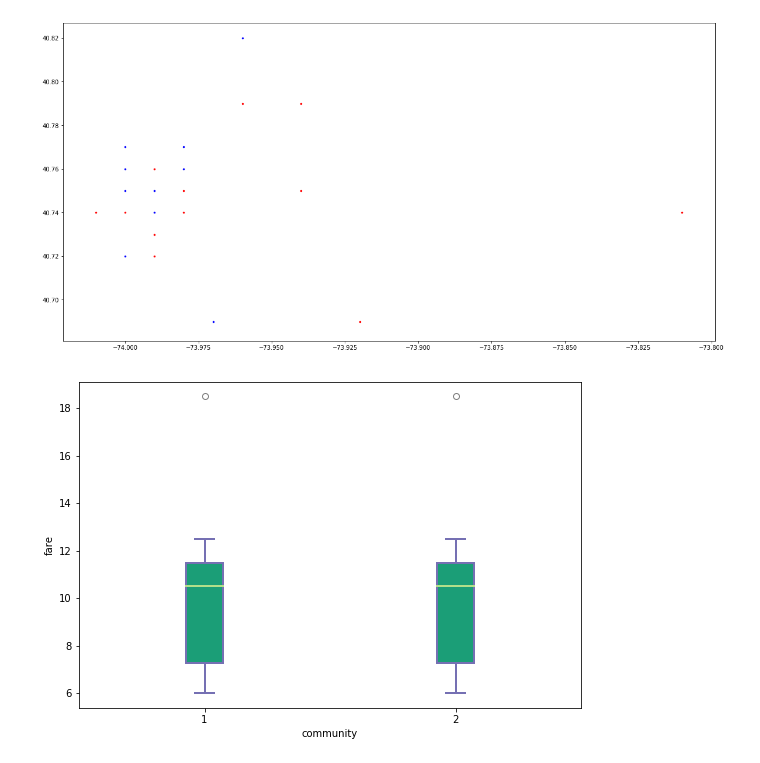
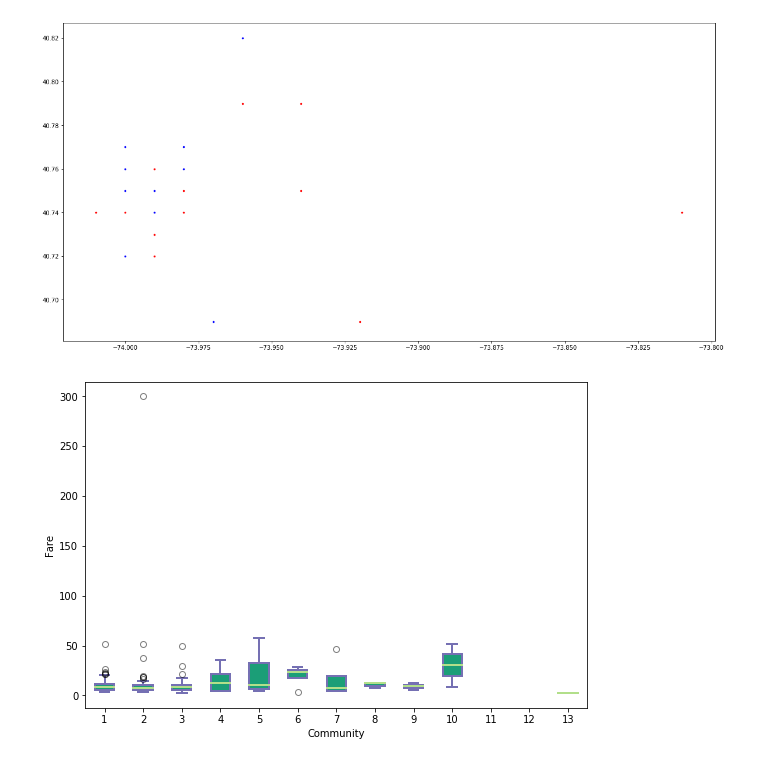
Before and after one commit to xlDownxl/Network-Analysis, a Jupyter notebook: src/project.ipynb, the cells around one changed output. Cells and saved outputs as stored; diff of their text form; code cells hidden in the pictures.

Commit message:
fares fix + boxplot

```diff
--- a/src/project.ipynb
+++ b/src/project.ipynb
@@ -13,6 +13,6 @@ def getData(limit):
     results_df = pd.DataFrame.from_records(results)
     return results_df
 # %%
-taxi = getData(100)
+taxi = getData(1000)
 # %% [output]
 WARNING:root:Requests made without an app_token will be subject to strict throttling limits.
@@ -24,7 +23,12 @@ taxi["dropoff_latitude"] = taxi["dropoff_latitude"].astype('float64')
 taxi["dropoff_longitude"] = taxi["dropoff_longitude"].astype('float64')
 taxi["pickup_latitude"] = taxi["pickup_latitude"].astype('float64')
 taxi["pickup_longitude"] = taxi["pickup_longitude"].astype('float64')
+taxi["fare_amount"] = taxi["fare_amount"].astype('float64')
 print(len(taxi))
+#taxi.drop(taxi[
+ #       (taxi.fare_amount >200)
+  #  ].index, inplace=True)
+
 taxi_filtered = taxi
 for i in range (len(taxi)) :
     if float(taxi_filtered.loc[i,'dropoff_latitude']) == 0 or float(taxi_filtered.loc[i,'dropoff_longitude']) == 0 or float(taxi_filtered.loc[i,'pickup_latitude']) == 0 or float(taxi_filtered.loc[i,'pickup_longitude']) == 0:
@@ -292,18 +296,32 @@ taxi_filtered
 # %%
-com = [tuple(x) for x in c[1]]
+# com = all nodess in community
 
-com_1_edges = list()
+com_edges = list()
 fares = list()
 start_dates = list()
 end_dates = list()
 
-# get all edges within nodes in community 1 and price and time of trips
-for e in g.edges:
-    if tuple(e[0]) in set(com) and tuple(e[1]) in set(com):
-        com_1_edges.append(e)
-        fares += list(map(lambda x: float(x),(taxi_filtered.loc[ list(taxi_filtered[  (taxi_filtered['pick_up']==e[0]) & (taxi_filtered['drop_off']==e[1]) ].index), 'fare_amount' ])))
-        start_dates += list((taxi_filtered.loc[ list(taxi_filtered[  (taxi_filtered['pick_up']==e[0]) & (taxi_filtered['drop_off']==e[1]) ].index), 'pickup_datetime' ]))
-        end_dates += list((taxi_filtered.loc[ list(taxi_filtered[  (taxi_filtered['pick_up']==e[0]) & (taxi_filtered['drop_off']==e[1]) ].index), 'dropoff_datetime' ]))
+for i in range(len(c)):
+    com = [tuple(x) for x in c[i]]
 
-nx.draw_networkx(g,position,nodelist=com,edgelist=com_1_edges,node_color='c',node_size=8,with_labels=False, width=0.5)
+    com_edges_i = list()
+    fares_i = list()
+    start_dates_i = list()
+    end_dates_i = list()
+
+    # get all edges(trips) only within nodes in community 1 and price and time of trips
+    # (edges with end and start point in community 1)
+    for e in g.edges:
+        if tuple(e[0]) in set(com) and tuple(e[1]) in set(com):
+            com_edges_i.append(e)
+            fares_i += list(map(lambda x: float(x),(taxi_filtered.loc[ list(taxi_filtered[  (taxi_filtered['pick_up']==e[0]) & (taxi_filtered['drop_off']==e[1]) ].index), 'fare_amount' ])))
+            start_dates_i += list((taxi_filtered.loc[ list(taxi_filtered[  (taxi_filtered['pick_up']==e[0]) & (taxi_filtered['drop_off']==e[1]) ].index), 'pickup_datetime' ]))
+            end_dates_i += list((taxi_filtered.loc[ list(taxi_filtered[  (taxi_filtered['pick_up']==e[0]) & (taxi_filtered['drop_off']==e[1]) ].index), 'dropoff_datetime' ]))
+    com_edges.append(com_edges_i)
+    fares.append(fares_i)
+    start_dates.append(start_dates_i)
+    end_dates.append(end_dates_i)
+
+    # draw all nodes of community 1 and all edges within those nodes
+    nx.draw_networkx(g,position,nodelist=com,edgelist=com_edges_i,node_color='c',node_size=8,with_labels=False, width=0.5)
 # %% [output]
@@ -359,32 +390,32 @@ fig = plt.figure(1, figsize=(9, 6))
 
 # Create an axes instance
 ax = fig.add_subplot(111)
 ax.set_xlabel('Community')
 ax.set_ylabel('Fare')
 
-bp = ax.boxplot([fares,fares], patch_artist=True)
+bp = ax.boxplot(fares, patch_artist=True)
 
 ## change outline color, fill color and linewidth of the boxes
 for box in bp['boxes']:
     # change outline color
     box.set( color='#7570b3', linewidth=2)
     # change fill color
     box.set( facecolor = '#1b9e77' )
 
 ## change color and linewidth of the whiskers
 for whisker in bp['whiskers']:
     whisker.set(color='#7570b3', linewidth=2)
 
 ## change color and linewidth of the caps
 for cap in bp['caps']:
     cap.set(color='#7570b3', linewidth=2)
 
 ## change color and linewidth of the medians
 for median in bp['medians']:
     median.set(color='#b2df8a', linewidth=2)
 
 ## change the style of fliers and their fill
 for flier in bp['fliers']:
     flier.set(marker='o', color='#e7298a', alpha=0.5)
 # %% [output]
-[figure, old version]
+[figure, new version]
```
Also changed, not shown: parts of 15 cells of this notebook.
